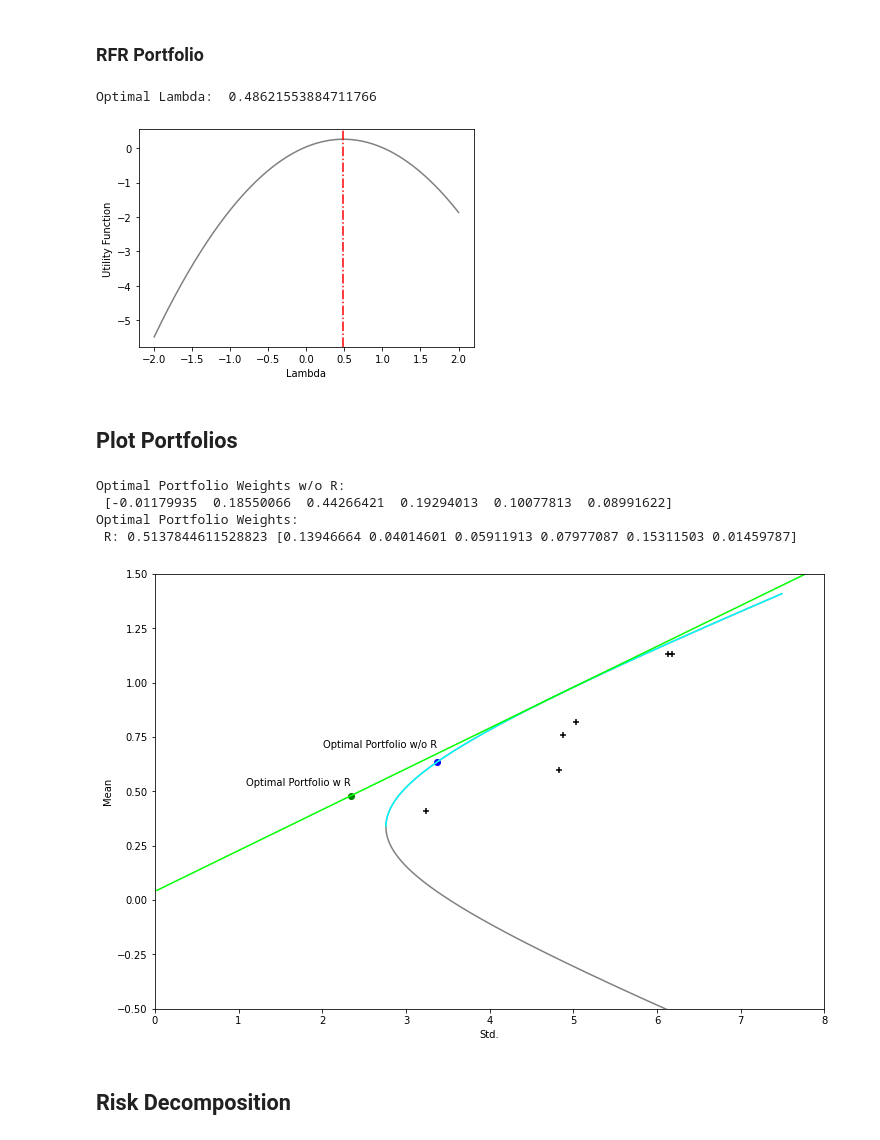
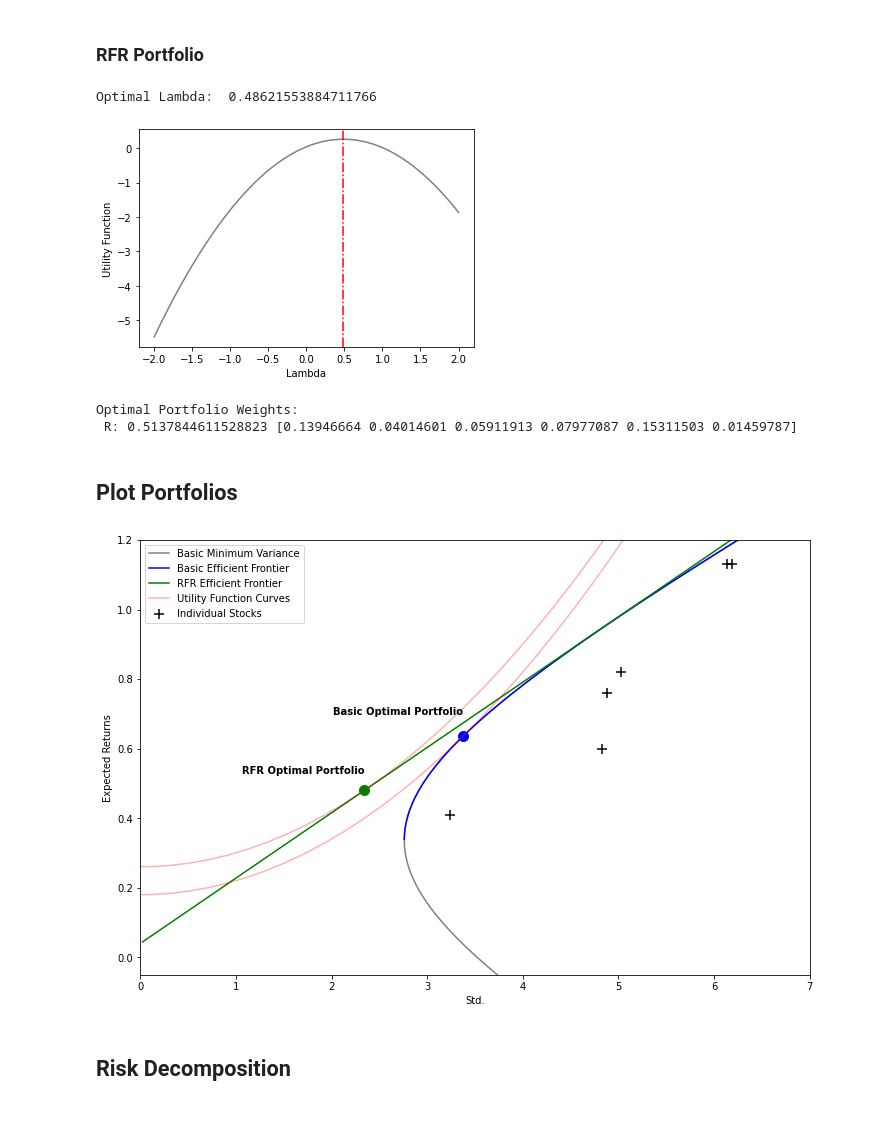
Before and after one commit to espinetandreu/Financial-Mathematics, a Jupyter notebook: Portolio Optimization/MeanVarianceModel.ipynb, the cells around one changed output. Saved outputs shown, nothing was run; the diff lists cells and outputs as text; code cells hidden in the pictures.

```diff
--- a/Portolio Optimization/MeanVarianceModel.ipynb
+++ b/Portolio Optimization/MeanVarianceModel.ipynb
@@ -91,10 +203,6 @@ Optimal Lambda:  0.5563909774436091
 # %% [markdown]
 ### RFR Portfolio
 # %%
-zlamb = r + (zt-r) * lamb
-varlamb = lamb**2 * vart
-
-# Utility function
 f = zlamb - 0.04*varlamb
 index = f.argmax()
 print("Optimal Lambda: ", lamb[index])
@@ -104,57 +212,62 @@ plt.axvline(x=lamb[index], c='red', linestyle='-.')
 
 plt.xlabel('Lambda')
 plt.ylabel('Utility Function')
+plt.show()
 
-plt.show()
+# Optimal Portfolio Weights
+wo = lamb[index]*wt
+print("Optimal Portfolio Weights: \n", f"R: {(1-lamb[index])}", wo)
 # %% [output]
 Optimal Lambda:  0.48621553884711766
 [figure]
+Optimal Portfolio Weights:
+ R: 0.5137844611528823 [0.13946664 0.04014601 0.05911913 0.07977087 0.15311503 0.01459787]
 # %% [markdown]
 ## Plot Portfolios
 # %%
 plt.figure(figsize=(12, 8))
 
-# Frontier w/o R
-plt.plot(np.sqrt(b_varlamb), b_zlamb, c='gray')
+# Minimum Variance w/o R
+plt.plot(np.sqrt(b_varlamb), b_zlamb, c='gray',
+         label='Basic Minimum Variance')
 
 # Efficient Frontier w/o R
-plt.plot(np.sqrt(np.split(b_varlamb, 2)[1]), np.split(b_zlamb, 2)[1], c='aqua')
+plt.plot(np.sqrt(np.split(b_varlamb, 2)[1]), np.split(b_zlamb, 2)[1], c='blue',
+         label='Basic Efficient Frontier')
 
 # Efficient Frontier
-plt.plot(np.sqrt(np.split(varlamb, 2)[1]), np.split(zlamb, 2)[1], c='lime')
+plt.plot(np.sqrt(np.split(varlamb, 2)[1]), np.split(zlamb, 2)[1], c='green',
+         label='RFR Efficient Frontier')
 
 # Stocks
 variances = cov.diagonal()
-plt.scatter(np.sqrt(variances), mu, c='black', marker='+')
+plt.scatter(np.sqrt(variances), mu, c='black', marker='+', s=100,
+            label='Individual Stocks')
 
 # Optimal Porfolio w/o R
-plt.scatter(np.sqrt(b_varlamb[b_index]), b_zlamb[b_index], c='blue')
-plt.text(np.sqrt(b_varlamb[b_index]), 1.1*b_zlamb[b_index], f'Optimal Portfolio w/o R', ha='right')
+plt.scatter(np.sqrt(b_varlamb[b_index]), b_zlamb[b_index], c='blue', s=100)
+plt.text(np.sqrt(b_varlamb[b_index]), 1.1*b_zlamb[b_index], f'Basic Optimal Portfolio', ha='right', weight='bold')
 
 # Optimal Portfolio
-plt.scatter(np.sqrt(varlamb[index]), zlamb[index], c='green')
-plt.text(np.sqrt(varlamb[index]), 1.1*zlamb[index], f'Optimal Portfolio w R', ha='right')
+plt.scatter(np.sqrt(varlamb[index]), zlamb[index], c='green', s=100)
+plt.text(np.sqrt(varlamb[index]), 1.1*zlamb[index], f'RFR Optimal Portfolio', ha='right', weight='bold')
 
-# Optimal Portfolio Weights w/o R
-b_wo = wg + lamb[b_index]*(wd-wg)
-print("Optimal Portfolio Weights w/o R: \n", b_wo)
+# Utility Function Curves
+x_values = np.linspace(-10, 10, 100)
+y_values = b_f[b_index] + 0.04 * x_values**2
+plt.plot(x_values, y_values, c='red', alpha=0.3)
+y_values = f[index] + 0.04 * x_values**2
+plt.plot(x_values, y_values, c='red', alpha=0.3, label='Utility Function Curves')
 
-# Optimal Portfolio Weights
-wo = lamb[index]*wt
-print("Optimal Portfolio Weights: \n", f"R: {(1-lamb[index])}", wo)
-
-plt.xlim(0, 8)
-plt.ylim(-0.5,1.5)
+plt.xlim(0, 7)
+plt.ylim(-0.05,1.2)
 plt.xlabel('Std.')
-plt.ylabel('Mean')
+plt.ylabel('Expected Returns')
+plt.legend()
 
 plt.show()
 # %% [output]
-Optimal Portfolio Weights w/o R:
- [-0.01179935  0.18550066  0.44266421  0.19294013  0.10077813  0.08991622]
-Optimal Portfolio Weights:
- R: 0.5137844611528823 [0.13946664 0.04014601 0.05911913 0.07977087 0.15311503 0.01459787]
-[figure, old version]
+[figure, new version]
 # %% [markdown]
 ## Risk Decomposition
 # %% [markdown]
```
Also changed, not shown: parts of 21 cells of this notebook.
